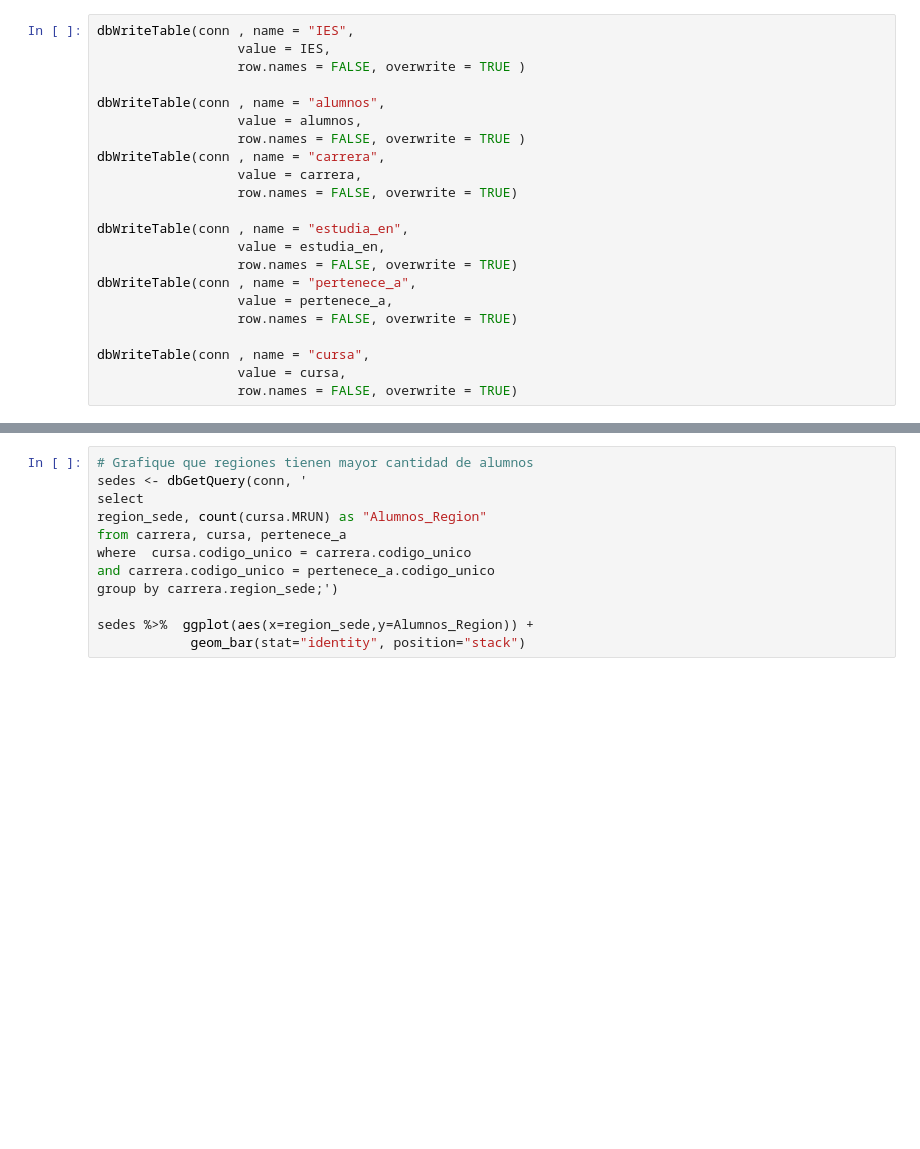
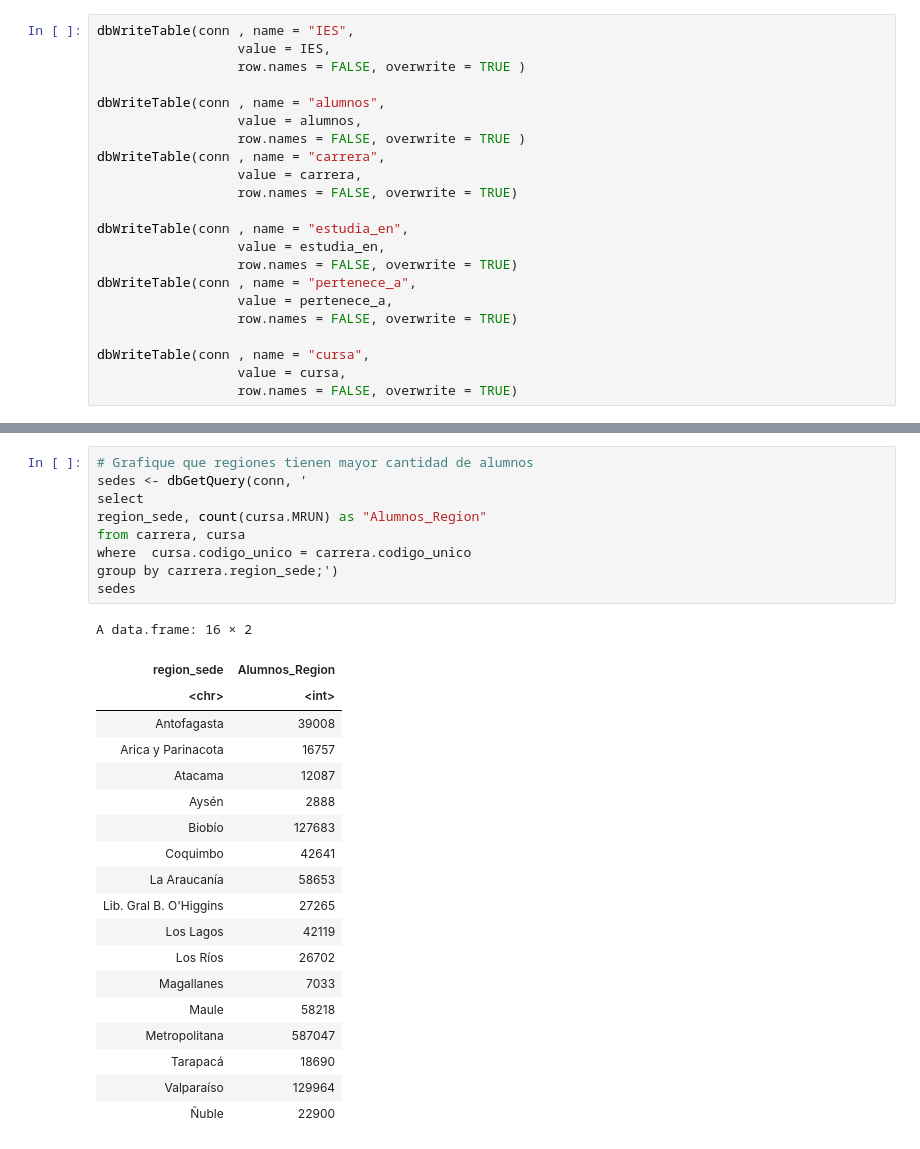
Before and after one commit to JDConejeros/Gestion-De-Datos-en-R, a Jupyter notebook: Taller_3_v1_0.ipynb, the cells around one changed output, grey strips where cells are left out. Cells and saved outputs as stored; diff of their text form; blank space fills up the shorter version.

```diff
--- a/Taller_3_v1_0.ipynb
+++ b/Taller_3_v1_0.ipynb
@@ -380,12 +693,29 @@ sedes %>%  ggplot(aes(x=nomb_inst,y=Cantidad_Sedes)) +
 # %%
 # Grafique que regiones tienen mayor cantidad de alumnos
 sedes <- dbGetQuery(conn, '
 select
 region_sede, count(cursa.MRUN) as "Alumnos_Region"
-from carrera, cursa, pertenece_a
+from carrera, cursa
 where  cursa.codigo_unico = carrera.codigo_unico
-and carrera.codigo_unico = pertenece_a.codigo_unico
 group by carrera.region_sede;')
-
-sedes %>%  ggplot(aes(x=region_sede,y=Alumnos_Region)) +
-            geom_bar(stat="identity", position="stack")
+sedes
+# %% [output]
+A data.frame: 16 × 2
+| region_sede | Alumnos_Region |
+| <chr> | <int> |
+| Antofagasta | 39008 |
+| Arica y Parinacota | 16757 |
+| Atacama | 12087 |
+| Aysén | 2888 |
+| Biobío | 127683 |
+| Coquimbo | 42641 |
+| La Araucanía | 58653 |
+| Lib. Gral B. O'Higgins | 27265 |
+| Los Lagos | 42119 |
+| Los Ríos | 26702 |
+| Magallanes | 7033 |
+| Maule | 58218 |
+| Metropolitana | 587047 |
+| Tarapacá | 18690 |
+| Valparaíso | 129964 |
+| Ñuble | 22900 |
```
Also changed, not shown: parts of 35 cells of this notebook.
